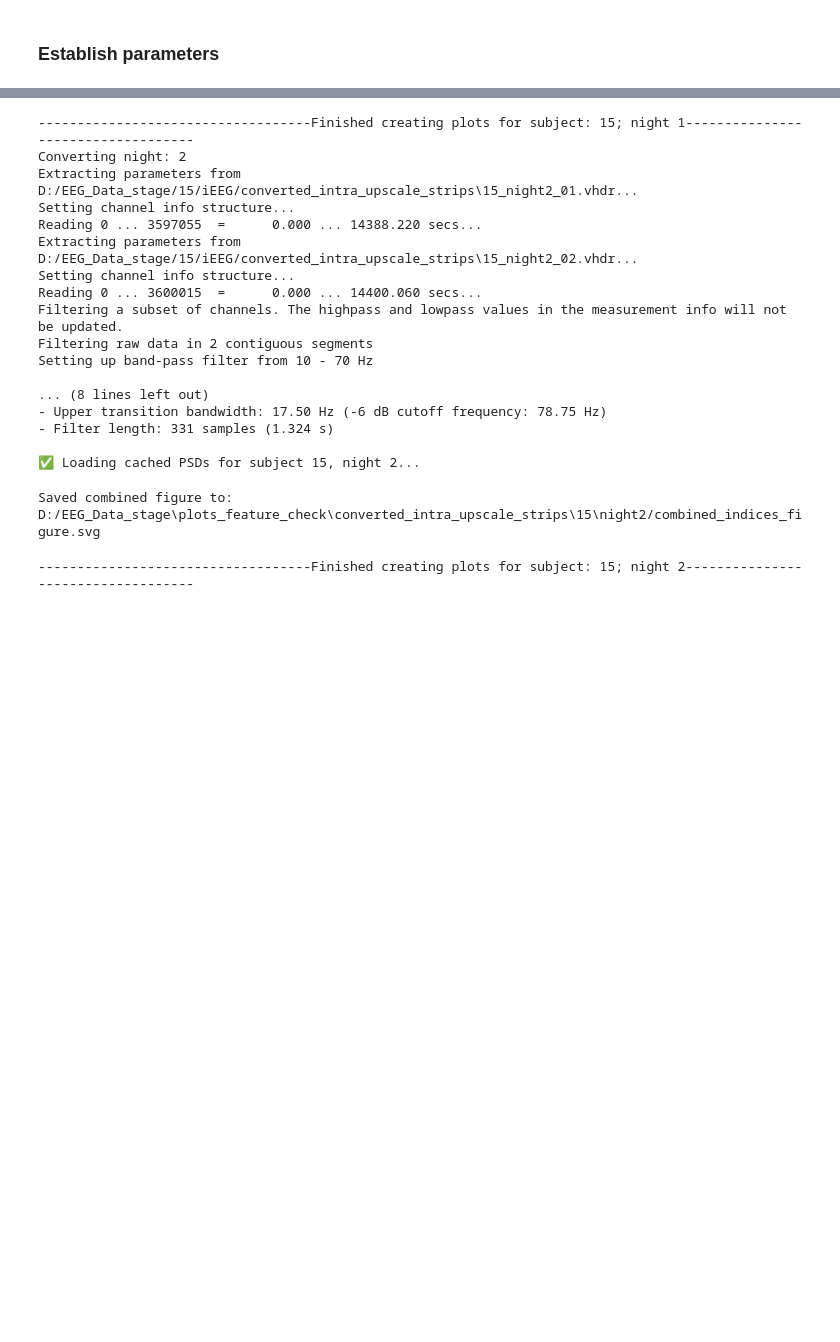
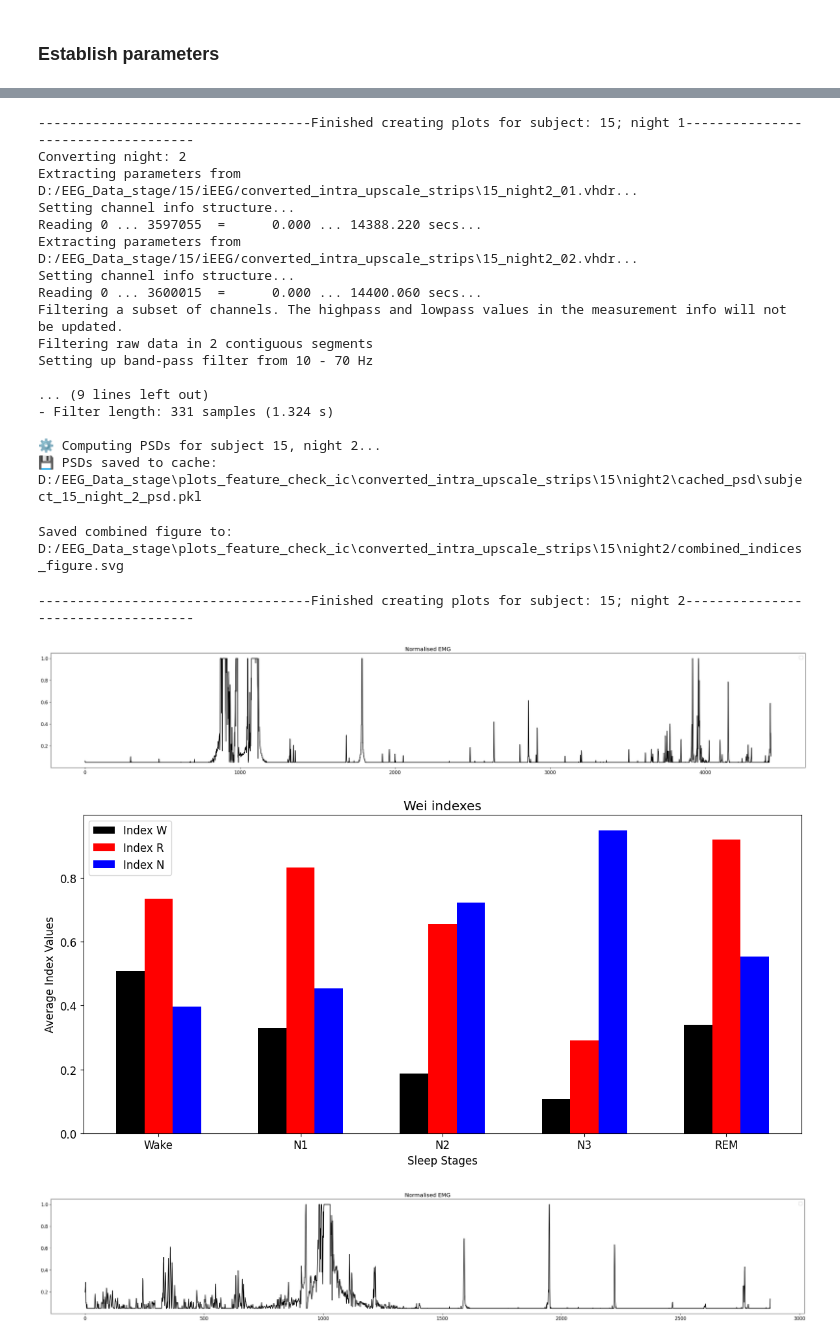
Before and after one commit to AbdelRayan/Human_SleepSCoring, a Jupyter notebook: Tim/New_feature_vis.ipynb, the cells around one changed output, grey strips where cells are left out. Saved outputs shown, nothing was run; the diff lists cells and outputs as text; code cells hidden in the pictures; blank space fills up the shorter version.

```diff
--- a/Tim/New_feature_vis.ipynb
+++ b/Tim/New_feature_vis.ipynb
@@ -158,20 +153,20 @@ def create_plots(raw, hpc_channel, pfc_channel, states, output_dir, epoch_length
     index_n = index_n[:min_len]
     index_r = index_r[:min_len]
 
-    # # Powerband plot
-    # F.normalised_powers_paper(noise_norm, delta_norm, theta_norm, sigma_norm, gamma_norm, epoch_length, output_dir)
-    # F.combined_raw_and_power_plot(states, raw_hpc, raw_pfc, pfc_tag, hpc_tag, noise_norm, delta_norm, theta_norm, sigma_norm, gamma_norm, fs, epoch_length, output_dir, "A")
-    # # # Normalised EMG
-    # # F.normalised_EMG(EMG_norm, output_dir)
-    # # Raw signals
-    # F.raw_signals(states, raw_hpc, raw_pfc, pfc_tag, hpc_tag, output_dir, fs, epoch_length)
+    # Powerband plot
+    F.normalised_powers_paper(noise_norm, delta_norm, theta_norm, sigma_norm, gamma_norm, epoch_length, output_dir)
+    F.combined_raw_and_power_plot(states, raw_hpc, raw_pfc, pfc_tag, hpc_tag, noise_norm, delta_norm, theta_norm, sigma_norm, gamma_norm, fs, epoch_length, output_dir, "A")
+    # # Normalised EMG
+    F.normalised_EMG(EMG_norm, output_dir)
+    # Raw signals
+    F.raw_signals(states, raw_hpc, raw_pfc, pfc_tag, hpc_tag, output_dir, fs, epoch_length)
     F.combined_indices_figure(epochs, epochs, mapped_scores, [index_w, index_r, index_n], ["Index W", "Index R", "Index N"], output_dir)
     F.eog_vs_hypnogram_paper(EOG1, EOG2, epoch_length, fs, epochs, mapped_scores, output_dir)
-    # # Indices vs a hypnogram
-    # F.indices_vs_hypnogram(epochs, hypno_epochs, index_w, index_n, index_r, mapped_scores, output_dir)
-    # # Index barplot
-    # F.index_barplot(index_n, index_r, index_w, mapped_scores, output_dir)
-    # # index PCA
+    # Indices vs a hypnogram
+    F.indices_vs_hypnogram(epochs, hypno_epochs, index_w, index_n, index_r, mapped_scores, output_dir)
+    # Index barplot
+    F.index_barplot(index_n, index_r, index_w, mapped_scores, output_dir)
+    # index PCA
     # F.index_pca(index_n, mapped_scores, index_r, index_w, output_dir)
 
     # Complexity analysis
@@ -229,7 +224,7 @@ fs = 250
 epoch_length = 10
 window_length = epoch_length * fs
 base_dir = "D:/EEG_Data_stage"
-processed_log = os.path.join(base_dir, "processed_subjects_d.txt")
+processed_log = os.path.join(base_dir, "processed_subjects_d3.txt")
 
 # Load already processed subjects/nights
 # Prevents rerunning the process for already processed subjects/nights
@@ -262,7 +257,7 @@ for file in os.listdir(base_dir):
 
                 hpc_channel = channels[0]
                 pfc_channel = channels[1]
-                output_dir = os.path.join(base_dir, "plots_feature_check", file_type, subject, f"night{night_str}")
+                output_dir = os.path.join(base_dir, "plots_feature_check_ic", file_type, subject, f"night{night_str}")
                 os.makedirs(output_dir, exist_ok=True)
 
                 files, scores_files = fragment_join(subject, night_str, file_type)
@@ -304,19 +299,22 @@ Saved combined figure to: D:/EEG_Data_stage\plots_feature_check\converted_intra_
 -----------------------------------Finished creating plots for subject: 15; night 1-----------------------------------
 Converting night: 2
 Extracting parameters from D:/EEG_Data_stage/15/iEEG/converted_intra_upscale_strips\15_night2_01.vhdr...
 Setting channel info structure...
 Reading 0 ... 3597055  =      0.000 ... 14388.220 secs...
 Extracting parameters from D:/EEG_Data_stage/15/iEEG/converted_intra_upscale_strips\15_night2_02.vhdr...
 Setting channel info structure...
 Reading 0 ... 3600015  =      0.000 ... 14400.060 secs...
 Filtering a subset of channels. The highpass and lowpass values in the measurement info will not be updated.
 Filtering raw data in 2 contiguous segments
 Setting up band-pass filter from 10 - 70 Hz
 
-... (8 lines left out)
-- Upper transition bandwidth: 17.50 Hz (-6 dB cutoff frequency: 78.75 Hz)
+... (9 lines left out)
 - Filter length: 331 samples (1.324 s)
 
-✅ Loading cached PSDs for subject 15, night 2...
+⚙️ Computing PSDs for subject 15, night 2...
+💾 PSDs saved to cache: D:/EEG_Data_stage\plots_feature_check_ic\converted_intra_upscale_strips\15\night2\cached_psd\subject_15_night_2_psd.pkl
-Saved combined figure to: D:/EEG_Data_stage\plots_feature_check\converted_intra_upscale_strips\15\night2/combined_indices_figure.svg
+Saved combined figure to: D:/EEG_Data_stage\plots_feature_check_ic\converted_intra_upscale_strips\15\night2/combined_indices_figure.svg
 -----------------------------------Finished creating plots for subject: 15; night 2-----------------------------------
+[figure, added]
+[figure, added]
+[figure, added]
```
Also changed, not shown: parts of 2 cells of this notebook, 3 other files.
